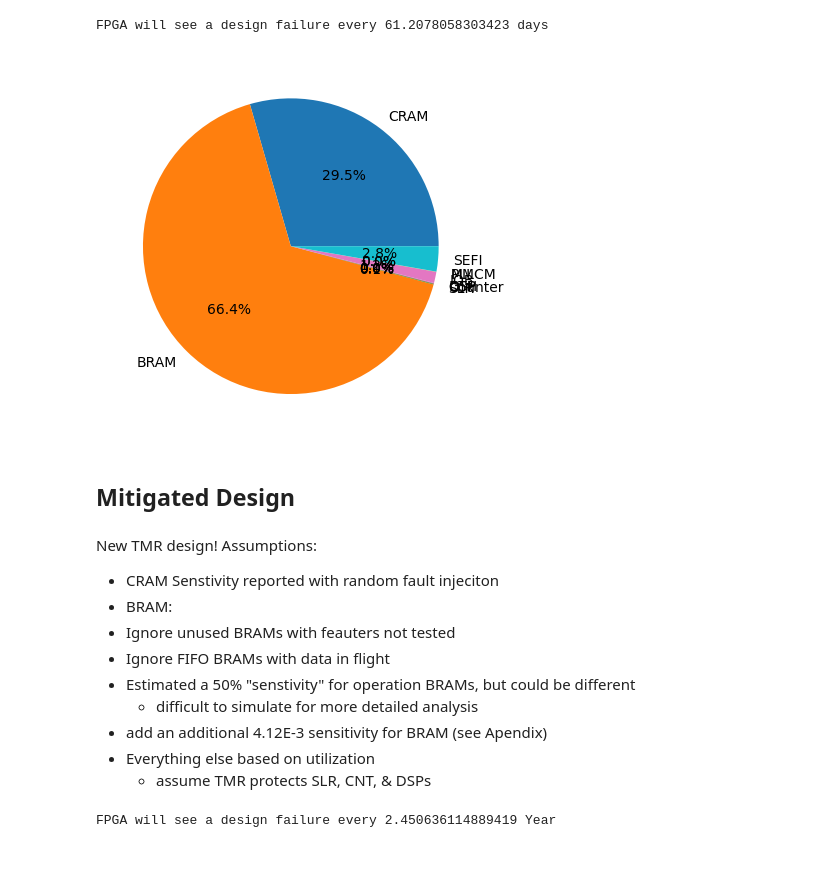
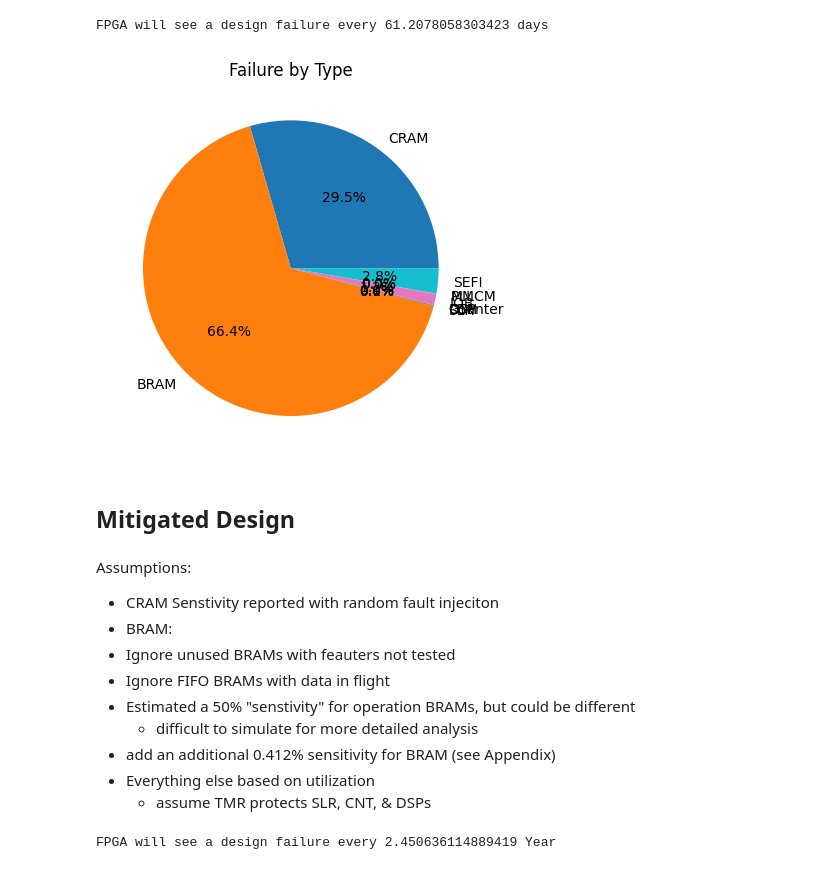
Before and after one commit to AEW2015/fpga-colab, a Jupyter notebook: xqrku060_FMECA.ipynb, the cells around one changed output. Saved outputs shown, nothing was run; the diff lists cells and outputs as text; code cells hidden in the pictures.

```diff
--- a/xqrku060_FMECA.ipynb
+++ b/xqrku060_FMECA.ipynb
@@ -334,17 +340,17 @@ FPGA will see a design failure every 61.2078058303423 days
 # %%
 labels = 'CRAM', 'BRAM', 'SLR', 'Counter','DSP','GTH','IOB','PLL','MMCM','SEFI'
 sizes = [CRAM_design_day, BRAM_design_day, SLR_design_day, CNT_design_day,DSP_design_day,\
          GTH_design_day,IOB_design_day,PLL_design_day,MMCM_design_day,SEFI_design_day]
 
 fig, ax = plt.subplots()
 ax.pie(sizes, labels=labels, autopct='%1.1f%%')
+plt.title("Failure by Type")
 plt.show()
 # %% [output]
-[figure, old version]
+[figure, new version]
 # %% [markdown]
 ## Mitigated Design
 # %% [markdown]
-New TMR design!
 Assumptions:
 *   CRAM Senstivity reported with random fault injeciton
 *   BRAM:
@@ -352,7 +358,7 @@ Assumptions:
   * Ignore FIFO BRAMs with data in flight
   * Estimated a 50% "senstivity" for operation BRAMs, but could be different
     * difficult to simulate for more detailed analysis
-  * add an additional 4.12E-3 sensitivity for BRAM (see Apendix)
+  * add an additional 0.412% sensitivity for BRAM (see Appendix)
 * Everything else based on utilization
   * assume TMR protects SLR, CNT, & DSPs
 # %%
```
Also changed, not shown: parts of 72 cells of this notebook.
